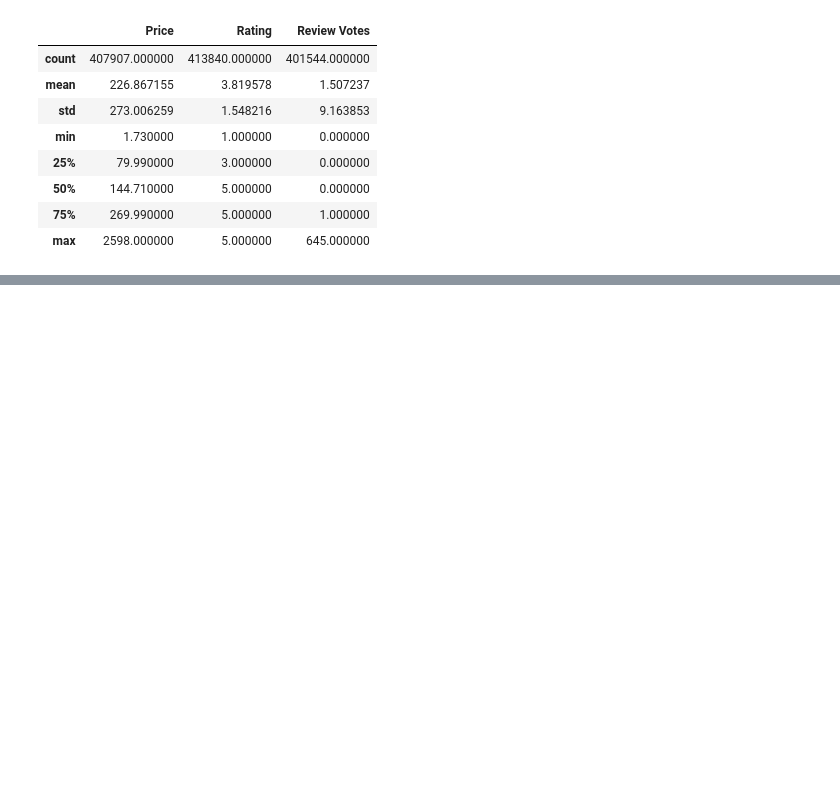
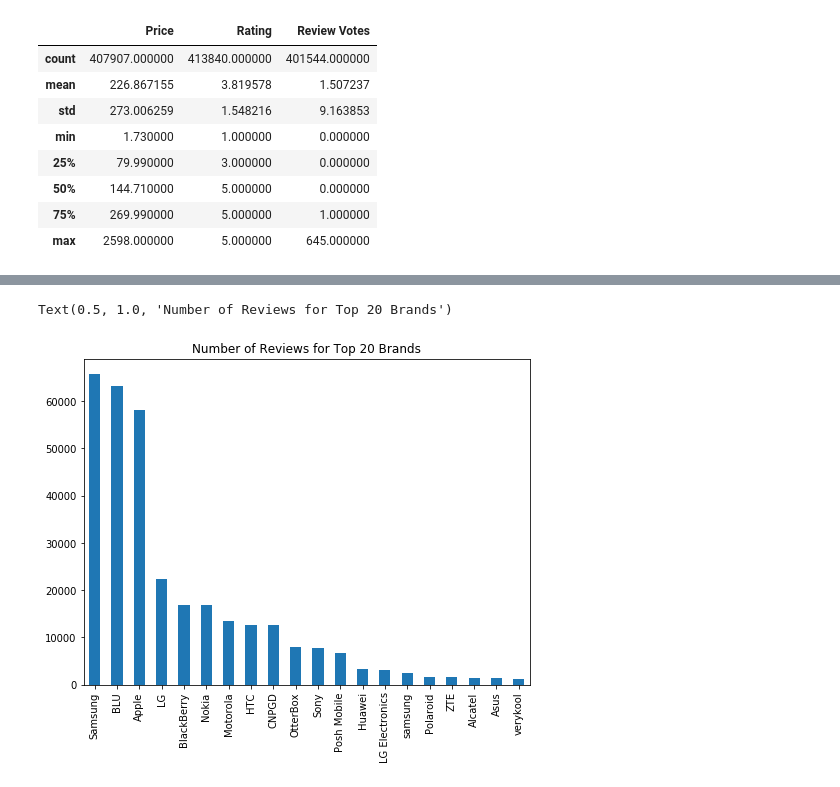
Before and after one commit to mirtanvirislam/NLP-Sentiment-Analysis, a Jupyter notebook: Sentiment Analysis v2.ipynb, the cells around one changed output, grey strips where cells are left out. Cells and saved outputs as stored; diff of their text form; code cells hidden in the pictures; blank space fills up the shorter version.

```diff
--- a/Sentiment Analysis v2.ipynb
+++ b/Sentiment Analysis v2.ipynb
@@ -47,0 +67,10 @@ df[df['Rating']>3]['Rating'].count()
+# %%
+# Plot number of reviews for top 20 brands
+
+brands = df['Brand Name'].value_counts()
+plt.figure(figsize=(8,6))
+brands[:20].plot(kind='bar')
+plt.title("Number of Reviews for Top 20 Brands")
+# %% [output]
+Text(0.5, 1.0, 'Number of Reviews for Top 20 Brands')
+[figure, added]
```
Also changed, not shown: parts of 4 cells of this notebook.
